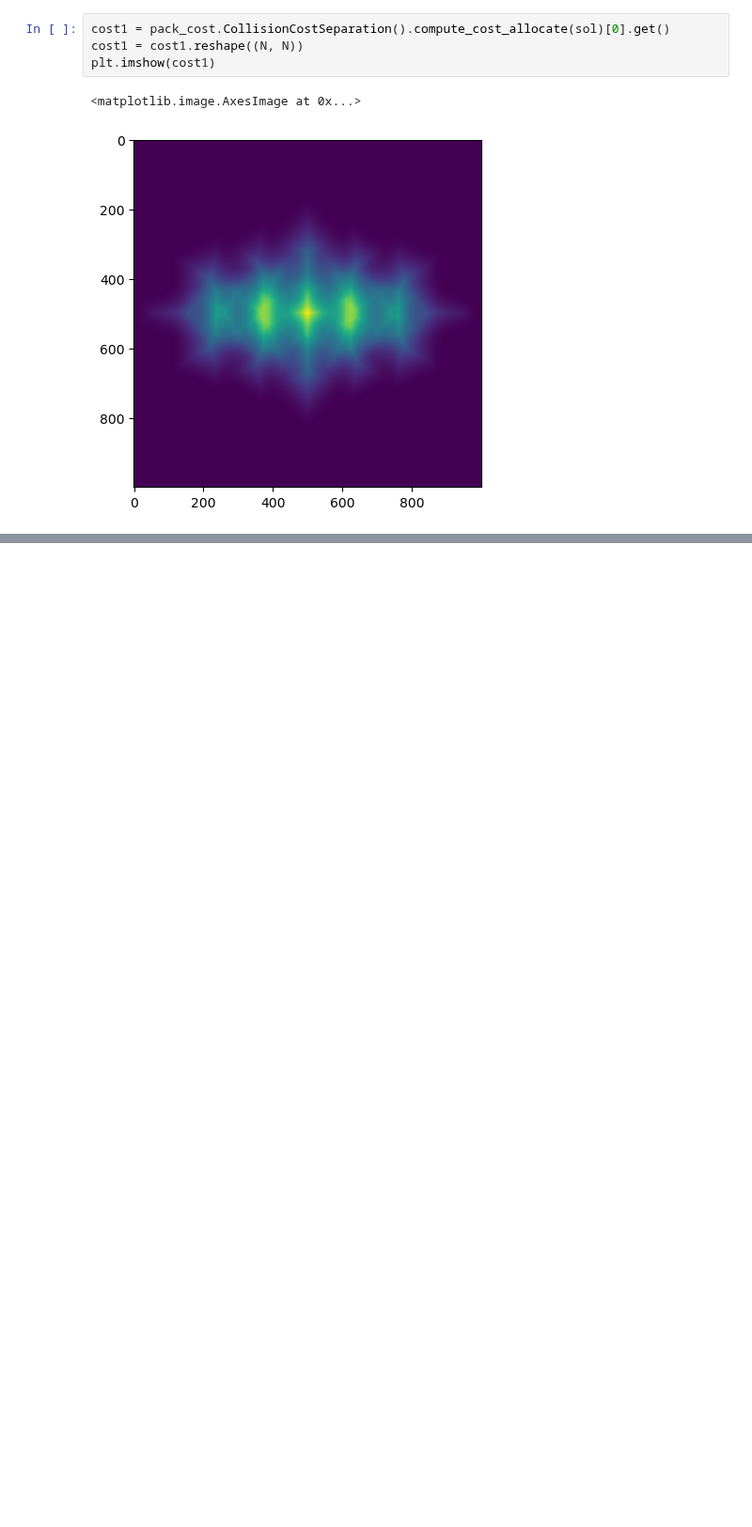
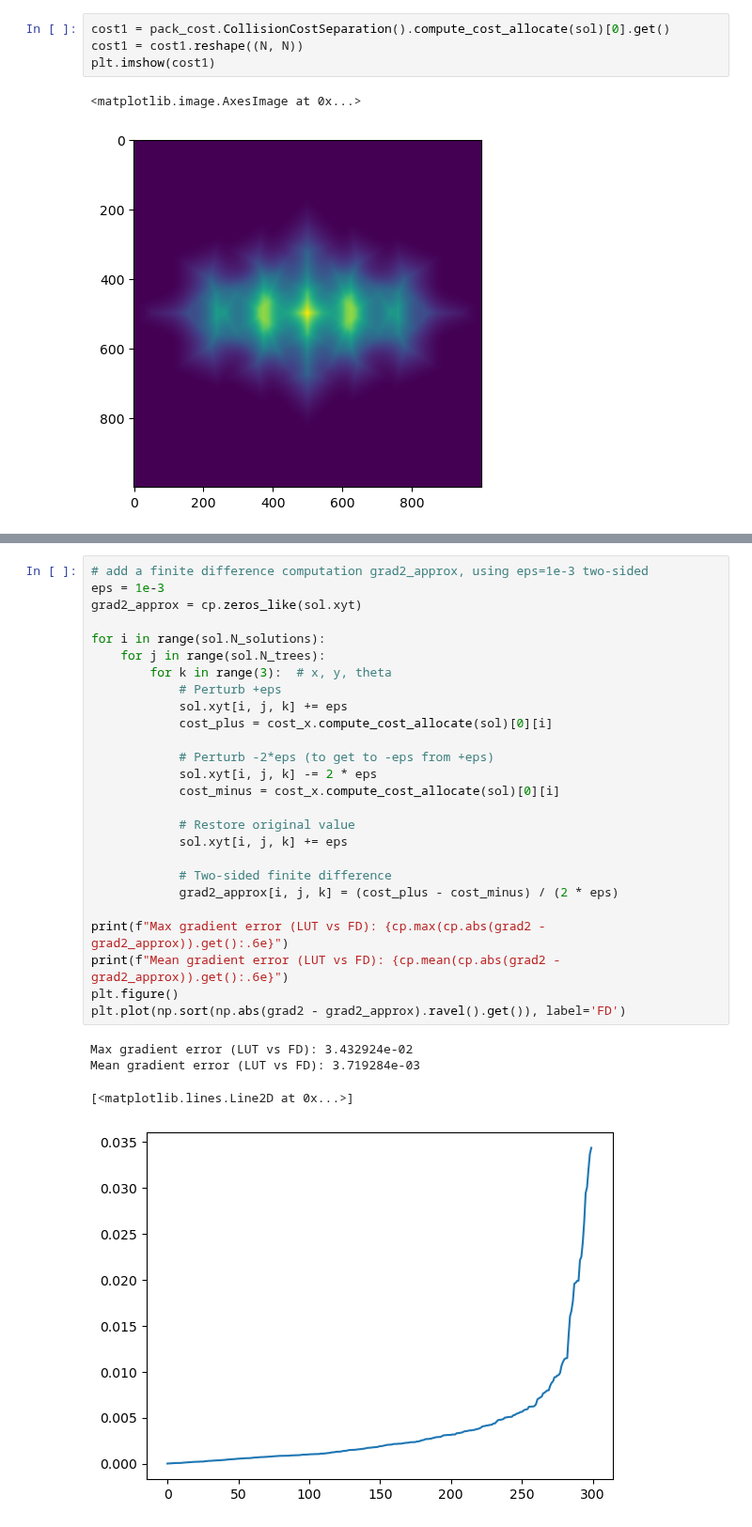
Before and after one commit to jcottaar/packing, a Jupyter notebook: analysis/test_lut copy.ipynb, the cells around one changed output, grey strips where cells are left out. Shown at 94% size. Cells and saved outputs as stored; diff of their text form; blank space fills up the shorter version.

```diff
--- a/analysis/test_lut copy.ipynb
+++ b/analysis/test_lut copy.ipynb
@@ -127,0 +117,31 @@ Texture array depth: 5
+# %%
+# add a finite difference computation grad2_approx, using eps=1e-3 two-sided
+eps = 1e-3
+grad2_approx = cp.zeros_like(sol.xyt)
+
+for i in range(sol.N_solutions):
+    for j in range(sol.N_trees):
+        for k in range(3):  # x, y, theta
+            # Perturb +eps
+            sol.xyt[i, j, k] += eps
+            cost_plus = cost_x.compute_cost_allocate(sol)[0][i]
+
+            # Perturb -2*eps (to get to -eps from +eps)
+            sol.xyt[i, j, k] -= 2 * eps
+            cost_minus = cost_x.compute_cost_allocate(sol)[0][i]
+
+            # Restore original value
+            sol.xyt[i, j, k] += eps
+
+            # Two-sided finite difference
+            grad2_approx[i, j, k] = (cost_plus - cost_minus) / (2 * eps)
+
+print(f"Max gradient error (LUT vs FD): {cp.max(cp.abs(grad2 - grad2_approx)).get():.6e}")
+print(f"Mean gradient error (LUT vs FD): {cp.mean(cp.abs(grad2 - grad2_approx)).get():.6e}")
+plt.figure()
+plt.plot(np.sort(np.abs(grad2 - grad2_approx).ravel().get()), label='FD')
+# %% [output]
+Max gradient error (LUT vs FD): 3.432924e-02
+Mean gradient error (LUT vs FD): 3.719284e-03
+[<matplotlib.lines.Line2D at 0x...>]
+[figure, added]
```
Also changed, not shown: parts of 10 cells of this notebook, 5 other files.
